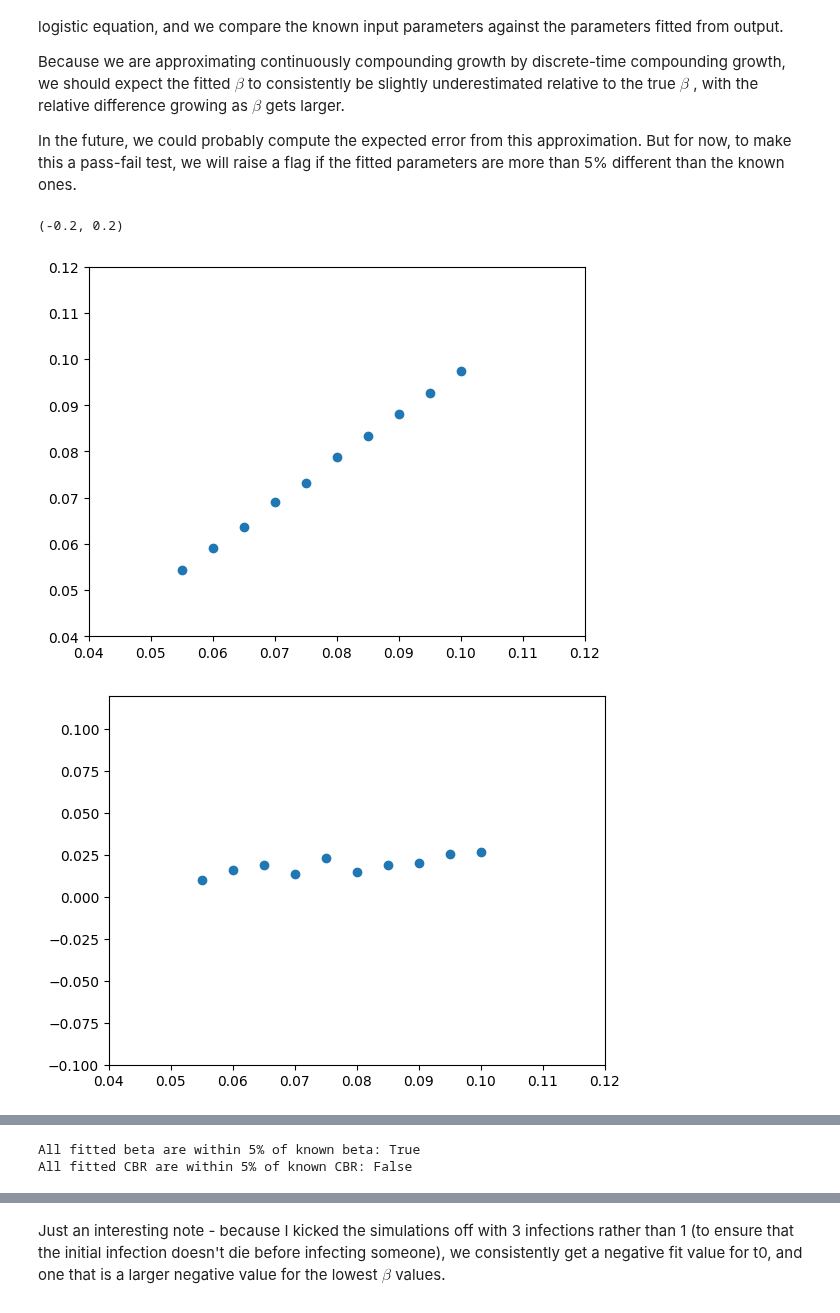
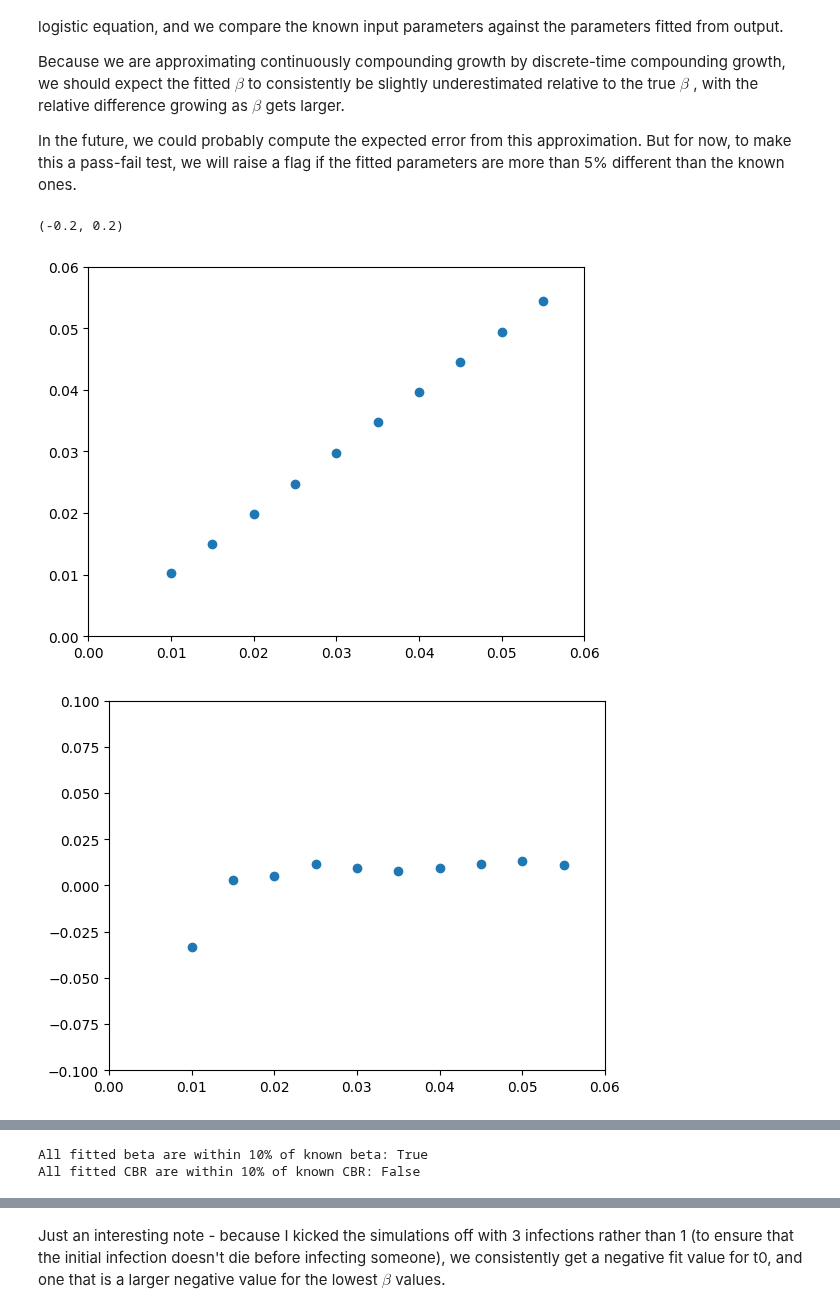
Before and after one commit to laser-base/laser-generic, a Jupyter notebook: docs/tutorials/notebooks/02_SI_wbirths_logistic_growth.ipynb, the cells around one changed output, grey strips where cells are left out. Drawn from its saved outputs; the diff is of its cells as text; code cells hidden in the pictures.

```diff
--- a/docs/tutorials/notebooks/02_SI_wbirths_logistic_growth.ipynb
+++ b/docs/tutorials/notebooks/02_SI_wbirths_logistic_growth.ipynb
@@ -139,8 +139,8 @@ In the future, we could probably compute the expected error from this approximat
 NTESTS = 10
 seeds = [42 + i for i in range(NTESTS)]
 pop = 1e5
-nticks = 3650
-betas = [0.05 + 0.005 * i for i in range(1, NTESTS+1)]
+nticks = 5 * 365
+betas = [0.005 + 0.005 * i for i in range(1, NTESTS+1)]
 cbrs = np.random.randint(15, 50, NTESTS)
 
 scenario = grid(M=1, N=1, node_size_km=10, population_fn=lambda x, y:  pop,  origin_x=longitude, origin_y=latitude)
@@ -180,27 +180,28 @@ for i, (seed, beta, cbr) in enumerate(zip(seeds, betas, cbrs)):
         "fitted_size": popt[1],
         "fitted_cbr": popt[2],
         "fitted_t0": popt[3],
+        "births": np.array(model.nodes.births[:-1, 0])
     })
 
 output = pd.DataFrame(rows)
 # %%
 plt.figure()
 plt.plot(output["beta"], output["fitted_beta"], "o")
-plt.xlim(0.04, 0.12)
-plt.ylim(0.04, 0.12)
+plt.xlim(0.00, 0.06)
+plt.ylim(0.00, 0.06)
 plt.figure()
 plt.plot(output["beta"], (output["beta"] - output["fitted_beta"]) / output["fitted_beta"], "o")
-plt.xlim(0.04, 0.12)
-plt.ylim(-0.1, 0.12)
+plt.xlim(0.00, 0.06)
+plt.ylim(-0.1, 0.10)
 plt.figure()
 plt.plot(output["cbr"], output["fitted_cbr"], "o")
 plt.xlim(15, 50)
 plt.ylim(15, 50)
 plt.figure()
 plt.plot(output["cbr"], (output["cbr"] - output["fitted_cbr"]) / output["fitted_cbr"], "o")
 plt.xlim(15, 50)
 plt.ylim(-0.2, 0.2)
 # %% [output]
 (-0.2, 0.2)
-[figure, old version]
+[figure, new version]
-[figure, old version]
+[figure, new version]
@@ -209,10 +210,10 @@ plt.ylim(-0.2, 0.2)
 # %%
 print(
-    "All fitted beta are within 5% of known beta: " + str(np.all(np.abs((output["beta"] - output["fitted_beta"]) / output["beta"]) < 0.05))
+    r"All fitted beta are within 10% of known beta: " + str(np.all(np.abs((output["beta"] - output["fitted_beta"]) / output["beta"]) < 0.10))
 )
-print("All fitted CBR are within 5% of known CBR: " + str(np.all(np.abs((output["cbr"] - output["fitted_cbr"]) / output["cbr"]) < 0.05)))
+print(r"All fitted CBR are within 10% of known CBR: " + str(np.all(np.abs((output["cbr"] - output["fitted_cbr"]) / output["cbr"]) < 0.10)))
 # %% [output]
-All fitted beta are within 5% of known beta: True
-All fitted CBR are within 5% of known CBR: False
+All fitted beta are within 10% of known beta: True
+All fitted CBR are within 10% of known CBR: False
 # %%
 output
```
Also changed, not shown: parts of 3 cells of this notebook, 5 other files.
